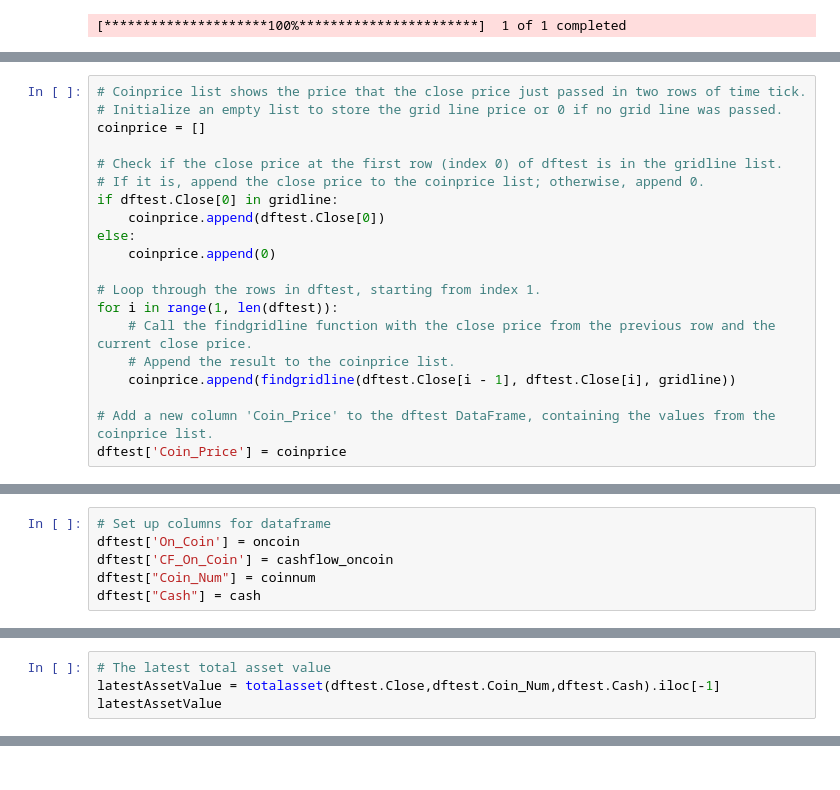
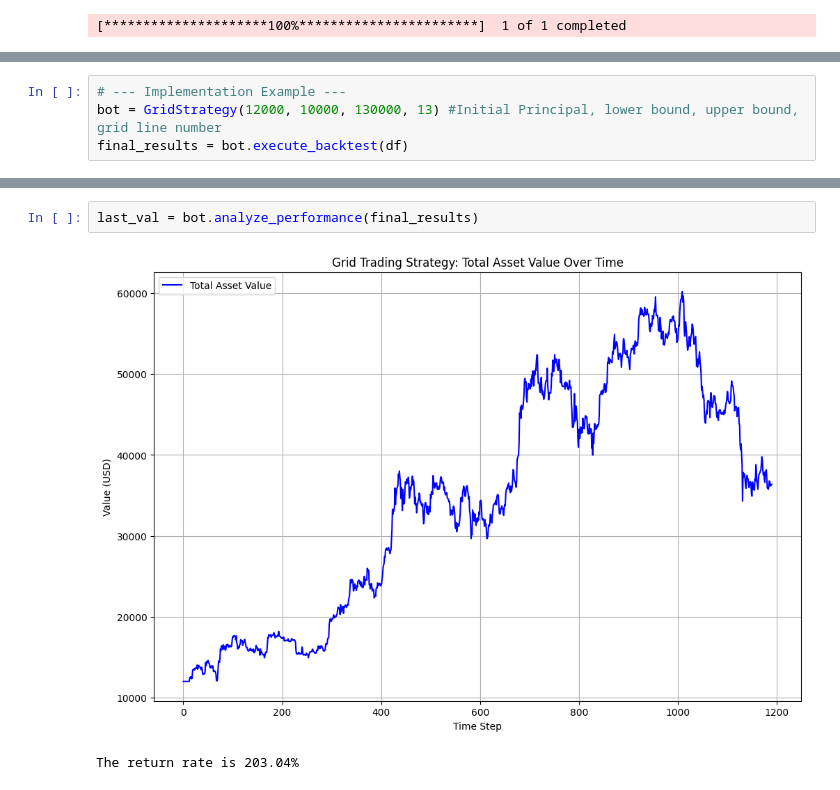
Before and after one commit to PoAn347/Grid_Trading_Strategy, a Jupyter notebook: GridTradingStrategy_Bitcoin.ipynb, the cells around one changed output, grey strips where cells are left out. Cells and saved outputs as stored; diff of their text form.

```diff
--- a/GridTradingStrategy_Bitcoin.ipynb
+++ b/GridTradingStrategy_Bitcoin.ipynb
@@ -162,20 +48,0 @@ dftest
-# %%
-# Coinprice list shows the price that the close price just passed in two rows of time tick.
-# Initialize an empty list to store the grid line price or 0 if no grid line was passed.
-coinprice = []
-
-# Check if the close price at the first row (index 0) of dftest is in the gridline list.
-# If it is, append the close price to the coinprice list; otherwise, append 0.
-if dftest.Close[0] in gridline:
-    coinprice.append(dftest.Close[0])
-else:
-    coinprice.append(0)
-
-# Loop through the rows in dftest, starting from index 1.
-for i in range(1, len(dftest)):
-    # Call the findgridline function with the close price from the previous row and the current close price.
-    # Append the result to the coinprice list.
-    coinprice.append(findgridline(dftest.Close[i - 1], dftest.Close[i], gridline))
-
-# Add a new column 'Coin_Price' to the dftest DataFrame, containing the values from the coinprice list.
-dftest['Coin_Price'] = coinprice
@@ -254,6 +48,0 @@ for i in dftest.Coin_Price:
-# %%
-# Set up columns for dataframe
-dftest['On_Coin'] = oncoin
-dftest['CF_On_Coin'] = cashflow_oncoin
-dftest["Coin_Num"] = coinnum
-dftest["Cash"] = cash
@@ -291,4 +48,0 @@ plt.plot(totalasset(dftest.Close,dftest.Coin_Num,dftest.Cash))
-# %%
-# The latest total asset value
-latestAssetValue = totalasset(dftest.Close,dftest.Coin_Num,dftest.Cash).iloc[-1]
-latestAssetValue
@@ -301,0 +200,4 @@ The return rate is 94.38%
+# %%
+# --- Implementation Example ---
+bot = GridStrategy(12000, 10000, 130000, 13) #Initial Principal, lower bound, upper bound, grid line number
+final_results = bot.execute_backtest(df)
@@ -301,0 +224,5 @@ The return rate is 94.38%
+# %%
+last_val = bot.analyze_performance(final_results)
+# %% [output]
+[figure, added]
+The return rate is 203.04%
```
Also changed, not shown: parts of 29 cells of this notebook, 1 other file.
